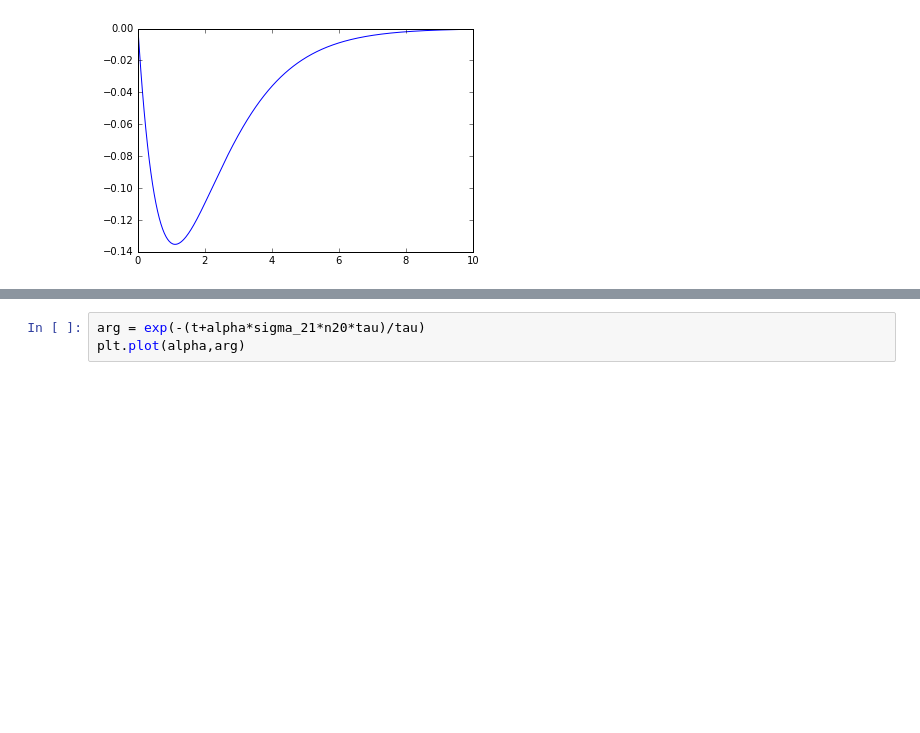
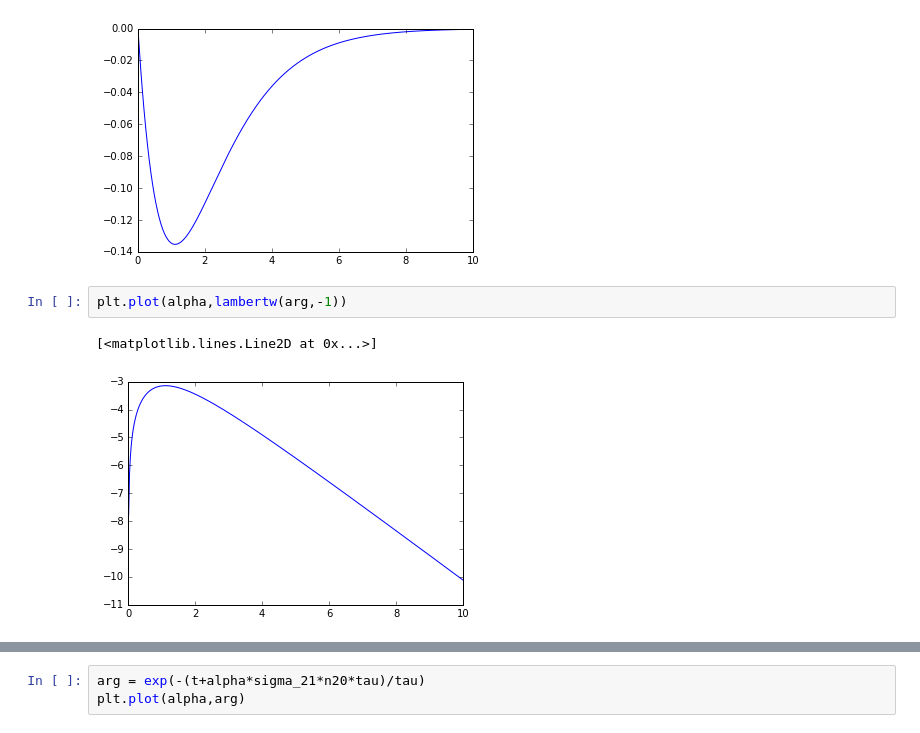
Before and after one commit to thomaspmann/LeedsPhotonics, a Jupyter notebook: Lambert-W/Lambert-W lifetime.ipynb, the cells around one changed output, grey strips where cells are left out. Cells and saved outputs as stored; diff of their text form; blank space fills up the shorter version.

```diff
--- a/Lambert-W/Lambert-W lifetime.ipynb
+++ b/Lambert-W/Lambert-W lifetime.ipynb
@@ -28,3 +28,8 @@ plt.plot(alpha,arg)
 # %% [output]
 [<matplotlib.lines.Line2D at 0x...>]
 [figure]
+# %%
+plt.plot(alpha,lambertw(arg,-1))
+# %% [output]
+[<matplotlib.lines.Line2D at 0x...>]
+[figure, added]
```
Also changed, not shown: parts of 1 cell of this notebook, 4 other files.
